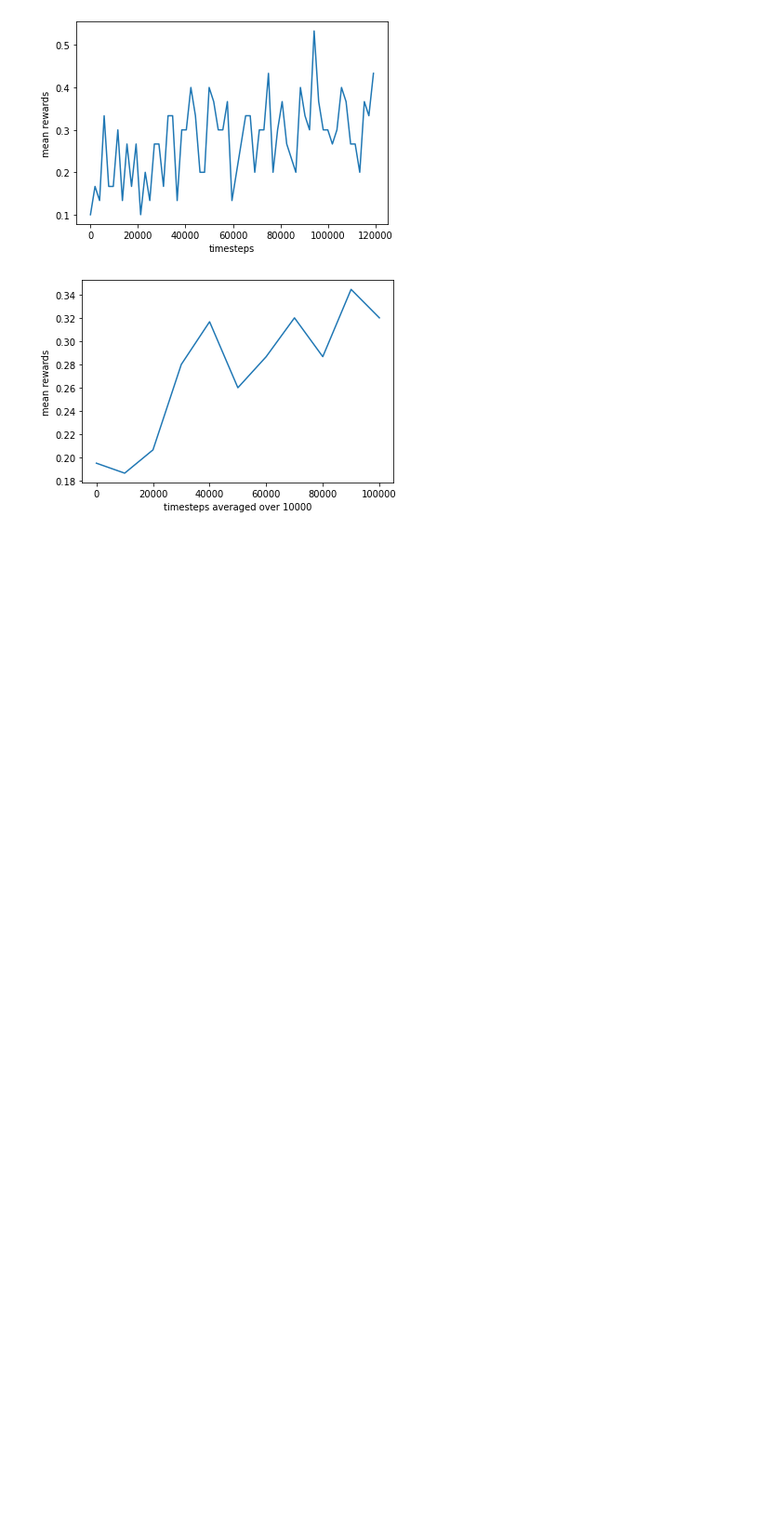
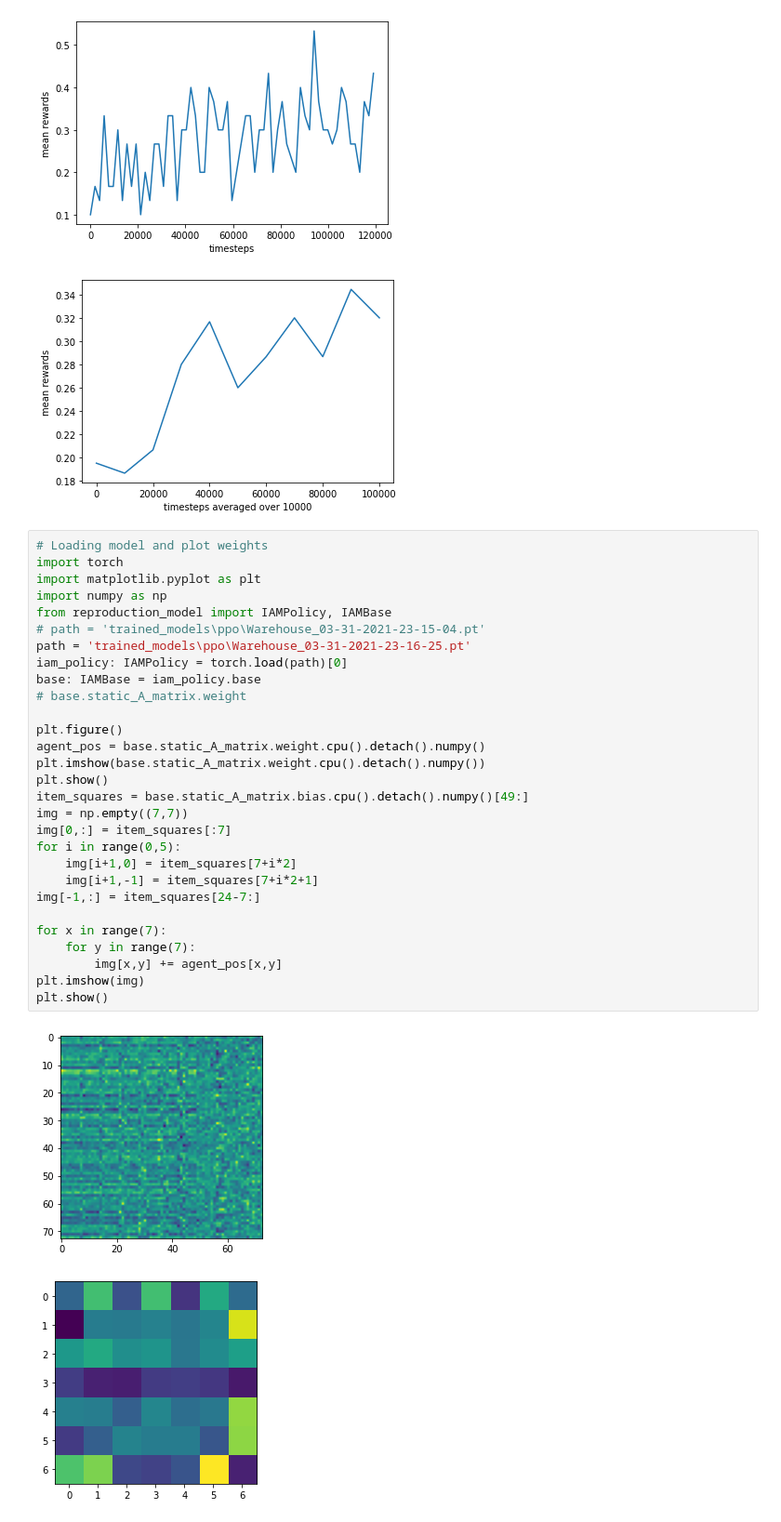
Before and after one commit to gijskoning/Reproducibility_project, a Jupyter notebook: experiments.ipynb, the cells around one changed output. Shown at 93% size. Drawn from its saved outputs; the diff is of its cells as text; blank space fills up the shorter version.

```diff
--- a/experiments.ipynb
+++ b/experiments.ipynb
@@ -67,3 +67,35 @@ data/output03-31-2021-22-39-40.txt
 time_elapsed: 161 seconds or 2 minutes
 [figure]
 [figure]
+# %%
+# Loading model and plot weights
+import torch
+import matplotlib.pyplot as plt
+import numpy as np
+from reproduction_model import IAMPolicy, IAMBase
+# path = 'trained_models\ppo\Warehouse_03-31-2021-23-15-04.pt'
+path = 'trained_models\ppo\Warehouse_03-31-2021-23-16-25.pt'
+iam_policy: IAMPolicy = torch.load(path)[0]
+base: IAMBase = iam_policy.base
+# base.static_A_matrix.weight
+
+plt.figure()
+agent_pos = base.static_A_matrix.weight.cpu().detach().numpy()
+plt.imshow(base.static_A_matrix.weight.cpu().detach().numpy())
+plt.show()
+item_squares = base.static_A_matrix.bias.cpu().detach().numpy()[49:]
+img = np.empty((7,7))
+img[0,:] = item_squares[:7]
+for i in range(0,5):
+    img[i+1,0] = item_squares[7+i*2]
+    img[i+1,-1] = item_squares[7+i*2+1]
+img[-1,:] = item_squares[24-7:]
+
+for x in range(7):
+    for y in range(7):
+        img[x,y] += agent_pos[x,y]
+plt.imshow(img)
+plt.show()
+# %% [output]
+[figure, added]
+[figure, added]
```
Also changed, not shown: 6 other files.
